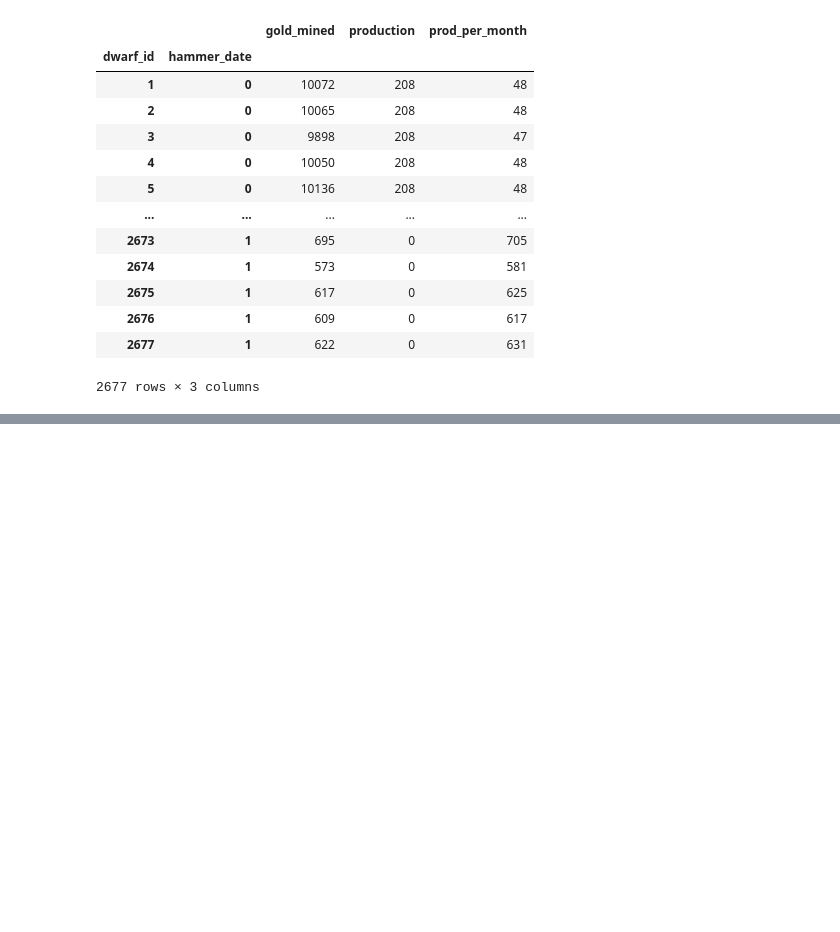
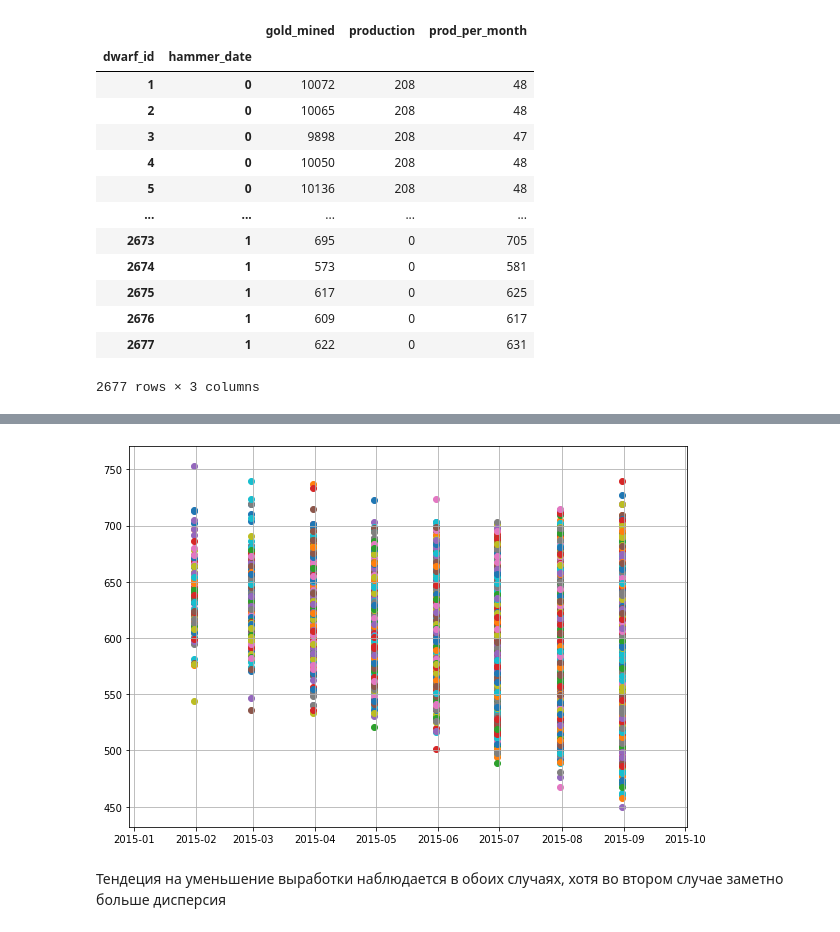
Before and after one commit to andreiklychev1/study_klychev, a Jupyter notebook: Gold Mining/dwarfes.ipynb, the cells around one changed output, grey strips where cells are left out. Saved outputs shown, nothing was run; the diff lists cells and outputs as text; code cells hidden in the pictures; blank space fills up the shorter version.

```diff
--- a/Gold Mining/dwarfes.ipynb
+++ b/Gold Mining/dwarfes.ipynb
@@ -99,0 +170,11 @@ pivot
+# %%
+# Выработка рабочих, использовавших второе поколение инструмента
+for i in range(532, 532+len(b)):
+    plt.scatter(data.loc[(data.dwarf_id == i) & (data.hammer_date == 1)].reported_date, \
+            data.loc[(data.dwarf_id == i) & (data.hammer_date == 1)].gold_mined)
+plt.grid()
+plt.show()
+# %% [output]
+[figure, added]
+# %% [markdown]
+Тендеция на уменьшение выработки наблюдается в обоих случаях, хотя во втором случае заметно больше дисперсия
```
Also changed, not shown: parts of 29 cells of this notebook.
